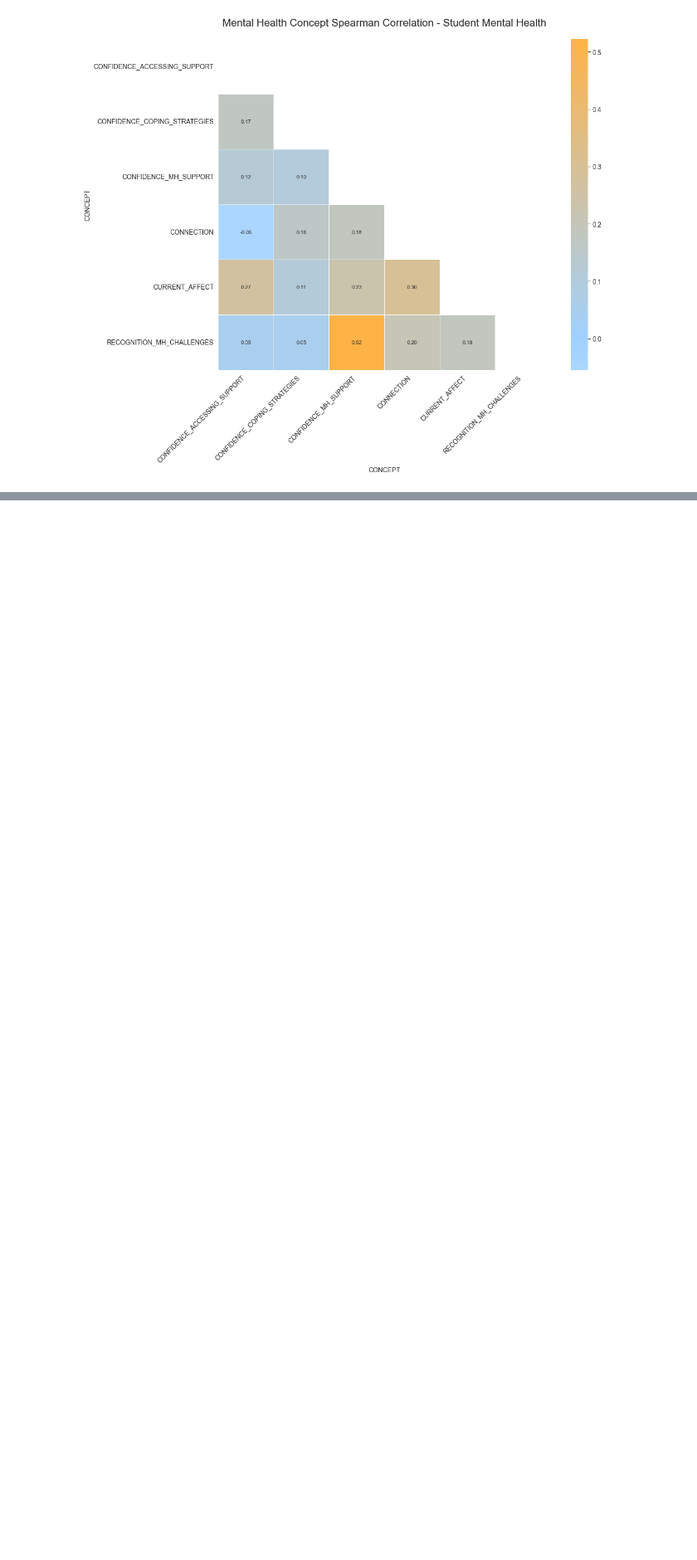
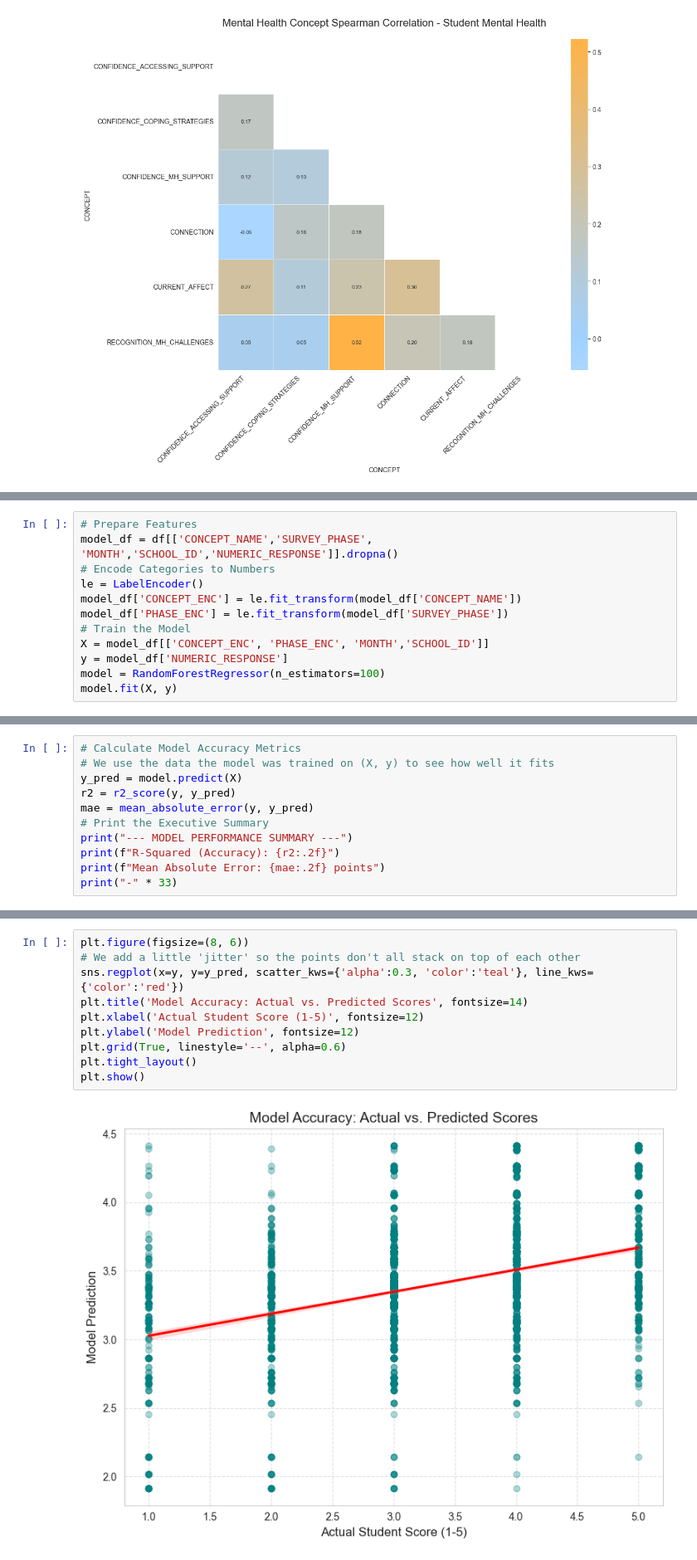
Before and after one commit to lorenald/survey-impact-analysis, a Jupyter notebook: DATA_PREPARATION.ipynb, the cells around one changed output, grey strips where cells are left out. Shown at 83% size. Saved outputs shown, nothing was run; the diff lists cells and outputs as text; blank space fills up the shorter version.

```diff
--- a/DATA_PREPARATION.ipynb
+++ b/DATA_PREPARATION.ipynb
@@ -375,0 +431,12 @@ plt.show()
+# %%
+# Prepare Features
+model_df = df[['CONCEPT_NAME','SURVEY_PHASE', 'MONTH','SCHOOL_ID','NUMERIC_RESPONSE']].dropna()
+# Encode Categories to Numbers
+le = LabelEncoder()
+model_df['CONCEPT_ENC'] = le.fit_transform(model_df['CONCEPT_NAME'])
+model_df['PHASE_ENC'] = le.fit_transform(model_df['SURVEY_PHASE'])
+# Train the Model
+X = model_df[['CONCEPT_ENC', 'PHASE_ENC', 'MONTH','SCHOOL_ID']]
+y = model_df['NUMERIC_RESPONSE']
+model = RandomForestRegressor(n_estimators=100)
+model.fit(X, y)
@@ -375,0 +445,11 @@ plt.show()
+# %%
+# Calculate Model Accuracy Metrics
+# We use the data the model was trained on (X, y) to see how well it fits
+y_pred = model.predict(X)
+r2 = r2_score(y, y_pred)
+mae = mean_absolute_error(y, y_pred)
+# Print the Executive Summary
+print("--- MODEL PERFORMANCE SUMMARY ---")
+print(f"R-Squared (Accuracy): {r2:.2f}")
+print(f"Mean Absolute Error: {mae:.2f} points")
+print("-" * 33)
@@ -375,0 +461,12 @@ plt.show()
+# %%
+plt.figure(figsize=(8, 6))
+# We add a little 'jitter' so the points don't all stack on top of each other
+sns.regplot(x=y, y=y_pred, scatter_kws={'alpha':0.3, 'color':'teal'}, line_kws={'color':'red'})
+plt.title('Model Accuracy: Actual vs. Predicted Scores', fontsize=14)
+plt.xlabel('Actual Student Score (1-5)', fontsize=12)
+plt.ylabel('Model Prediction', fontsize=12)
+plt.grid(True, linestyle='--', alpha=0.6)
+plt.tight_layout()
+plt.show()
+# %% [output]
+[figure, added]
```
Also changed, not shown: parts of 6 cells of this notebook.
